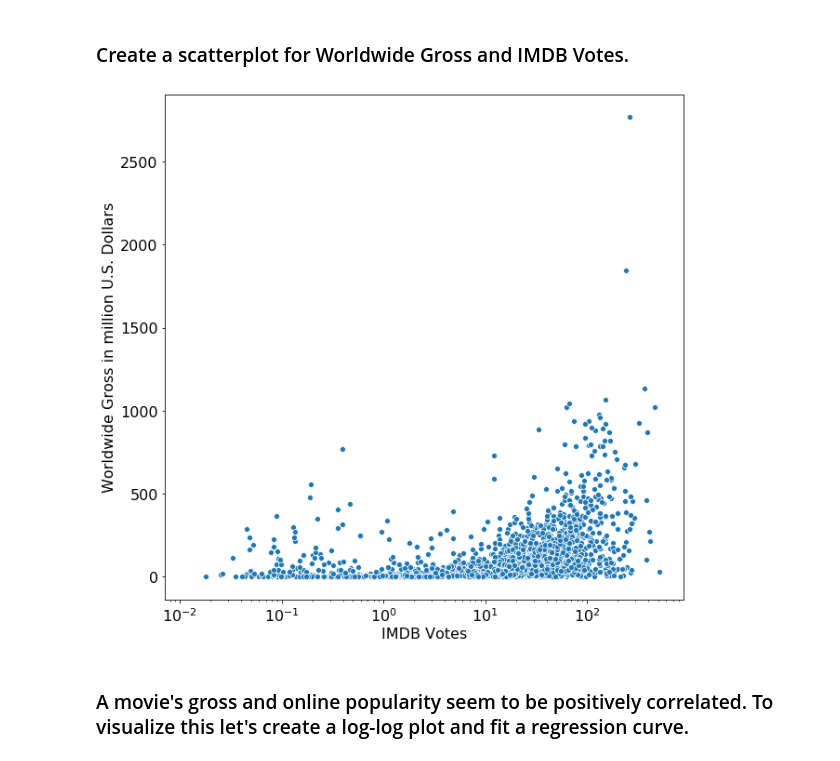
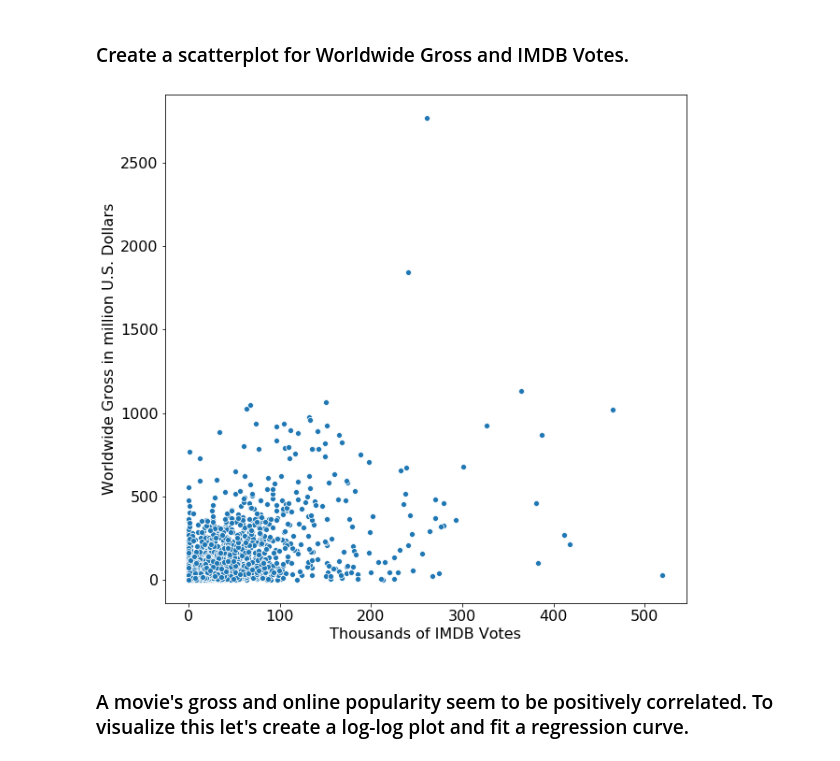
Before and after one commit to VictorMegir/Data-Analysis-on-Movies, a Jupyter notebook: Assignment 1.ipynb, the cells around one changed output. Drawn from its saved outputs; the diff is of its cells as text; code cells hidden in the pictures.

```diff
--- a/Assignment 1.ipynb
+++ b/Assignment 1.ipynb
@@ -177,13 +178,11 @@ plt.ylabel('Number of movies', fontsize = 16);
 # %% [markdown]
 ### Create a scatterplot for Worldwide Gross and IMDB Votes.
 # %%
-splot = sns.scatterplot(movies['IMDB_Votes']/10**3, movies['Worldwide_Gross']/10**6)
-splot.set(xscale='log')
-
+sns.scatterplot(movies['IMDB_Votes']/10**3, movies['Worldwide_Gross']/10**6)
 plt.ylabel('Worldwide Gross in million U.S. Dollars', fontsize=16)
-plt.xlabel('IMDB Votes', fontsize=16);
+plt.xlabel('Thousands of IMDB Votes', fontsize = 16);
 # %% [output]
-[figure, old version]
+[figure, new version]
 # %% [markdown]
 ### A movie's gross and online popularity seem to be positively correlated. To visualize this let's create a log-log plot and fit a regression curve.
 # %%
```
Also changed, not shown: parts of 6 cells of this notebook.
